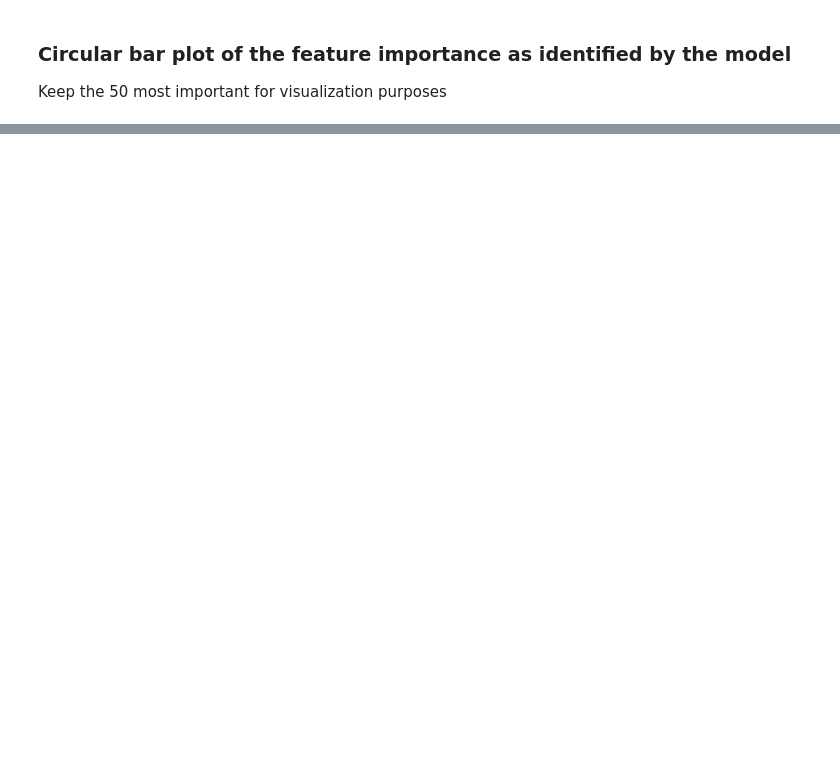
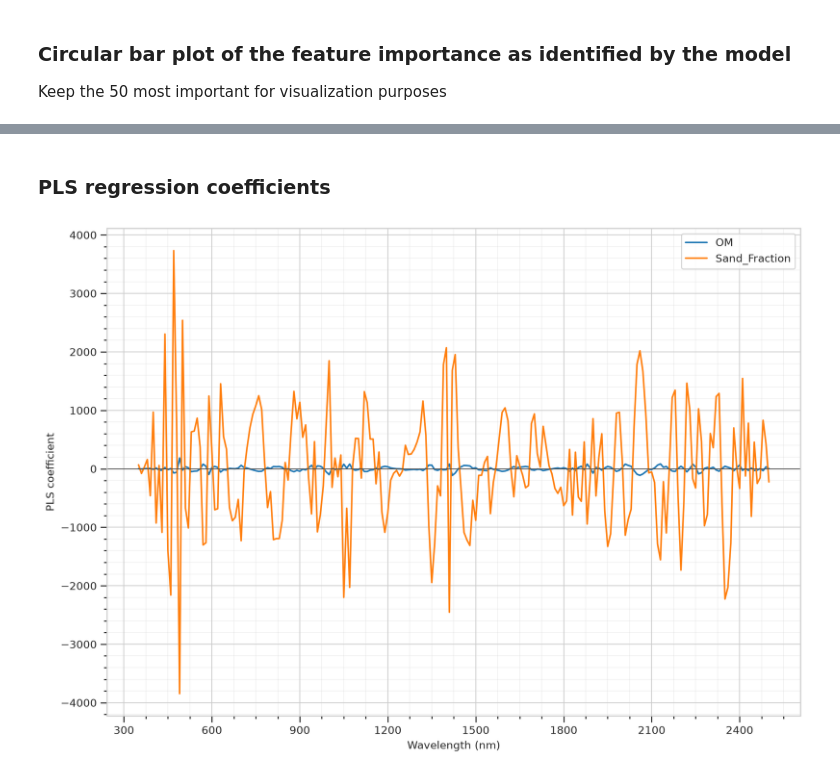
Before and after one commit to i-bec-org/spectra-xai, a Jupyter notebook: examples/modelInterpretability.ipynb, the cells around one changed output, grey strips where cells are left out. Saved outputs shown, nothing was run; the diff lists cells and outputs as text; code cells hidden in the pictures; blank space fills up the shorter version.

```diff
--- a/examples/modelInterpretability.ipynb
+++ b/examples/modelInterpretability.ipynb
@@ -114,0 +128,6 @@ ax = xai.bar_plot_permutation_importance(results.iloc[0]["model"])
+# %% [markdown]
+### PLS regression coefficients
+# %%
+ax = xai.plot_pls_coefficients(pls)
+# %% [output]
+[figure, added]
```
Also changed, not shown: parts of 15 cells of this notebook, 45 other files.
